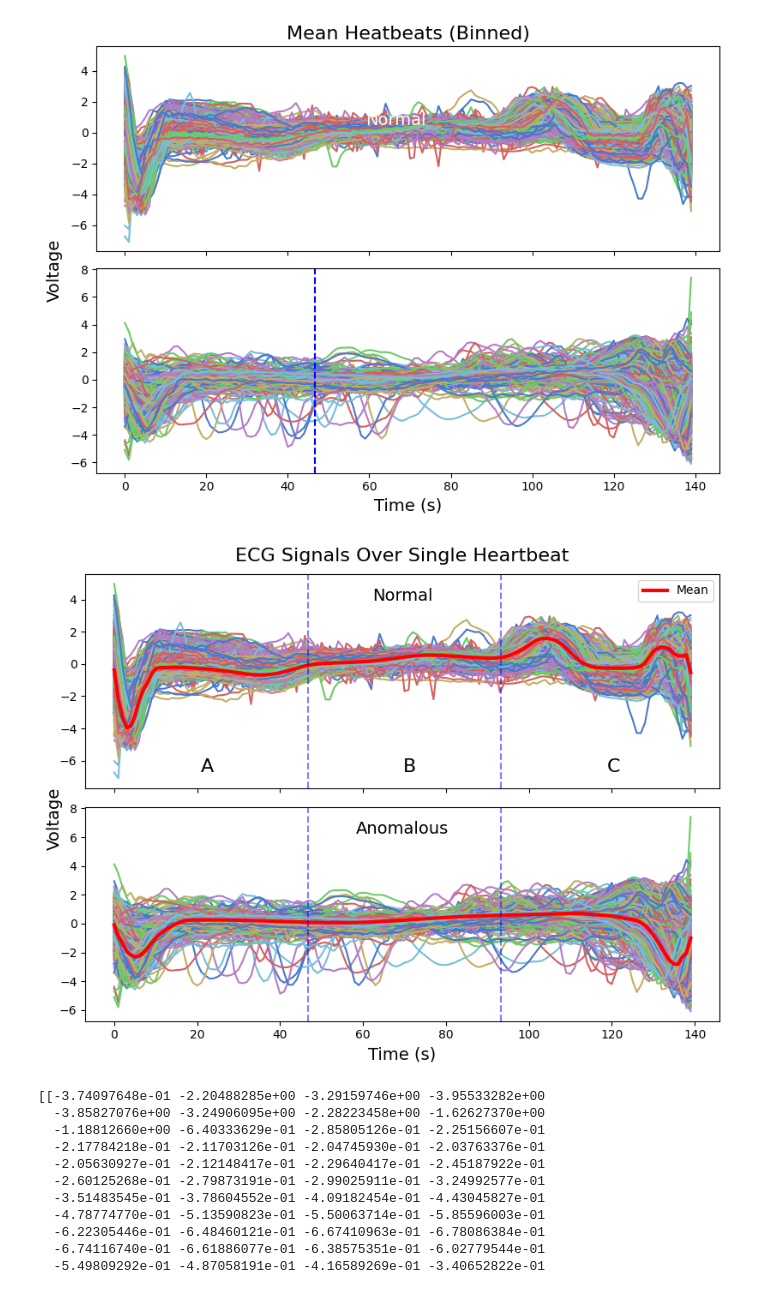
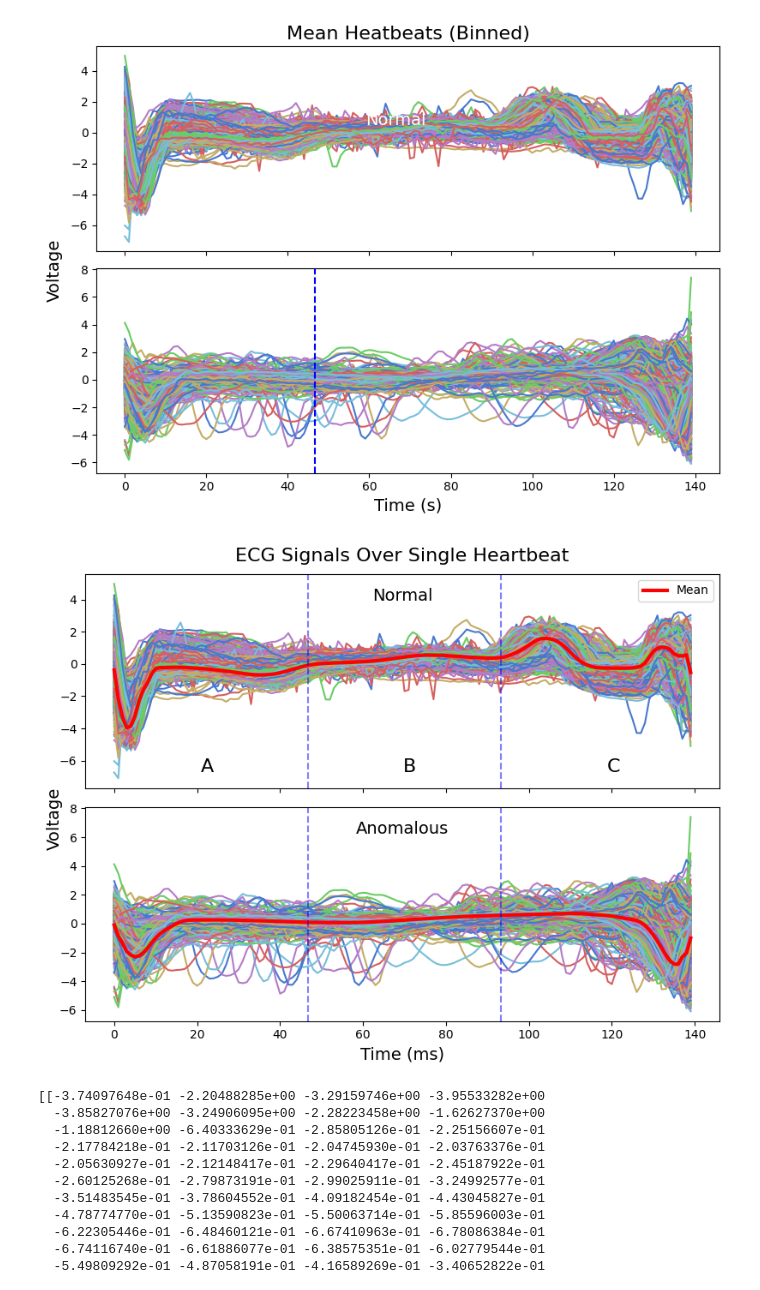
Before and after one commit to ryangitsit/slim_soens, a Jupyter notebook: experiments/ecg.ipynb, the cells around one changed output. Cells and saved outputs as stored; diff of their text form; code cells hidden in the pictures.

```diff
--- a/experiments/ecg.ipynb
+++ b/experiments/ecg.ipynb
@@ -79,35 +79,35 @@ plt_mean_regs = np.mean(regs,axis=0)
 fig,ax = plt.subplots(2,1,figsize=(8,6), sharex=True)
 # plt.title("ECG Signals for Single Heartbeats")
 ax[0].set_title("Normal",y=1.0, pad=-22,fontsize=14)
 ax[0].plot(plt_regs)
 ax[0].plot(plt_mean_regs,linewidth=3,color='r',label='Mean')
 ax[0].legend()
 
 # ax[1].set_title("Pixelized  Anomalous Heatbeat",fontsize=16)
 ax[1].set_title("Anomalous",y=1.0, pad=-22,fontsize=14)
 ax[1].plot(plt_anoms)
 ax[1].plot(plt_mean_anoms,linewidth=3,color='r')
 
 for i in range(1,3):
     ax[1].axvline(x = i*len(plt_anoms)/3, linestyle='--',color = 'b',alpha=.5)
     ax[0].axvline(x = i*len(plt_anoms)/3, linestyle='--',color = 'b',alpha=.5)
 
-ax[1].set_xlabel("Time (s)",fontsize=14)
+ax[1].set_xlabel("Time (ms)",fontsize=14)
 fig.text(.275, 1.01, 'ECG Signals Over Single Heartbeat', va='center', fontsize=16)
 fig.text(0, 0.5, 'Voltage', va='center', rotation='vertical', fontsize=14)
 
 fig.text(.2242, .6, 'A', va='center', fontsize=16)
 fig.text(.52, .6, 'B', va='center', fontsize=16)
 fig.text(.8175, .6, 'C', va='center', fontsize=16)
 
 # fig.text(.45, 0.42, 'Anomalous', va='center', color='white', fontsize=14)
 # fig.text(.465, 0.79, 'Normal', va='center', color='white', fontsize=14)
 plt.subplots_adjust(top=2.125)
 plt.tight_layout()
 # plt.savefig("../results/figs/ecg_signals")
 plt.show()
 # %% [output]
-[figure, old version]
+[figure, new version]
 # %%
 mn_reg  = np.mean(regs,axis=0)
 mn_anom = np.mean(anoms,axis=0)
```
Also changed, not shown: parts of 1 cell of this notebook, 5 other files.
